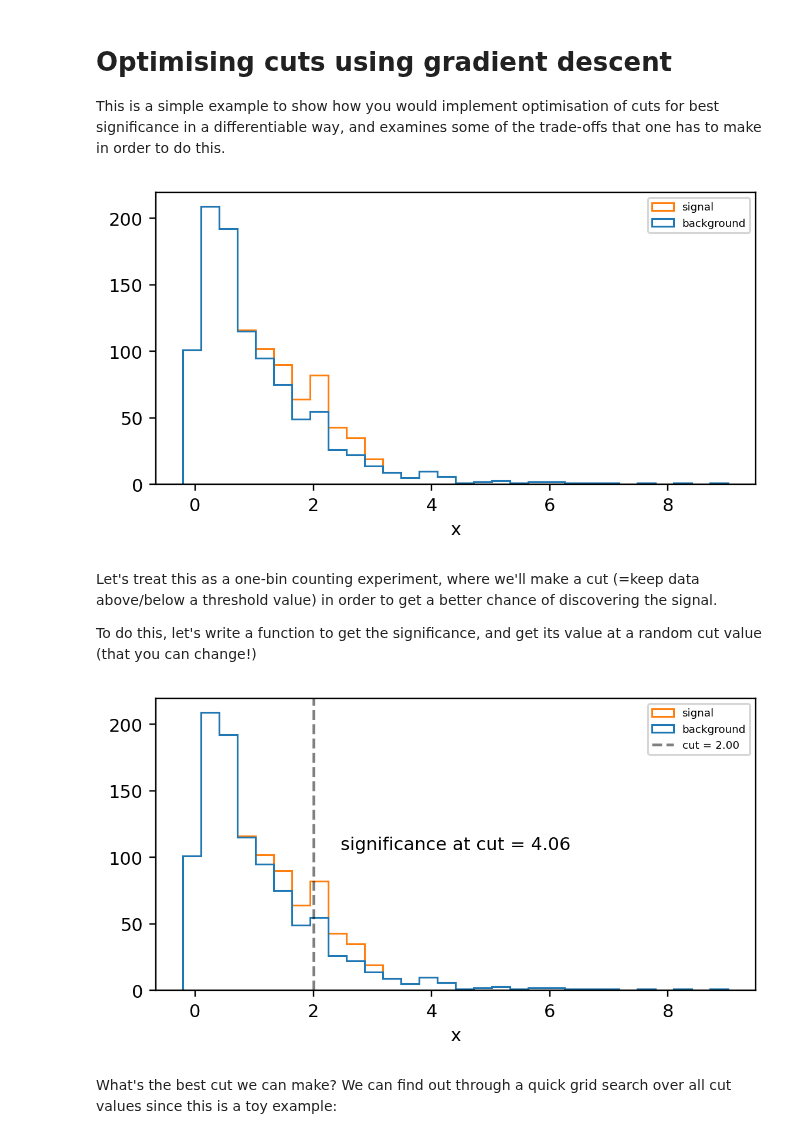
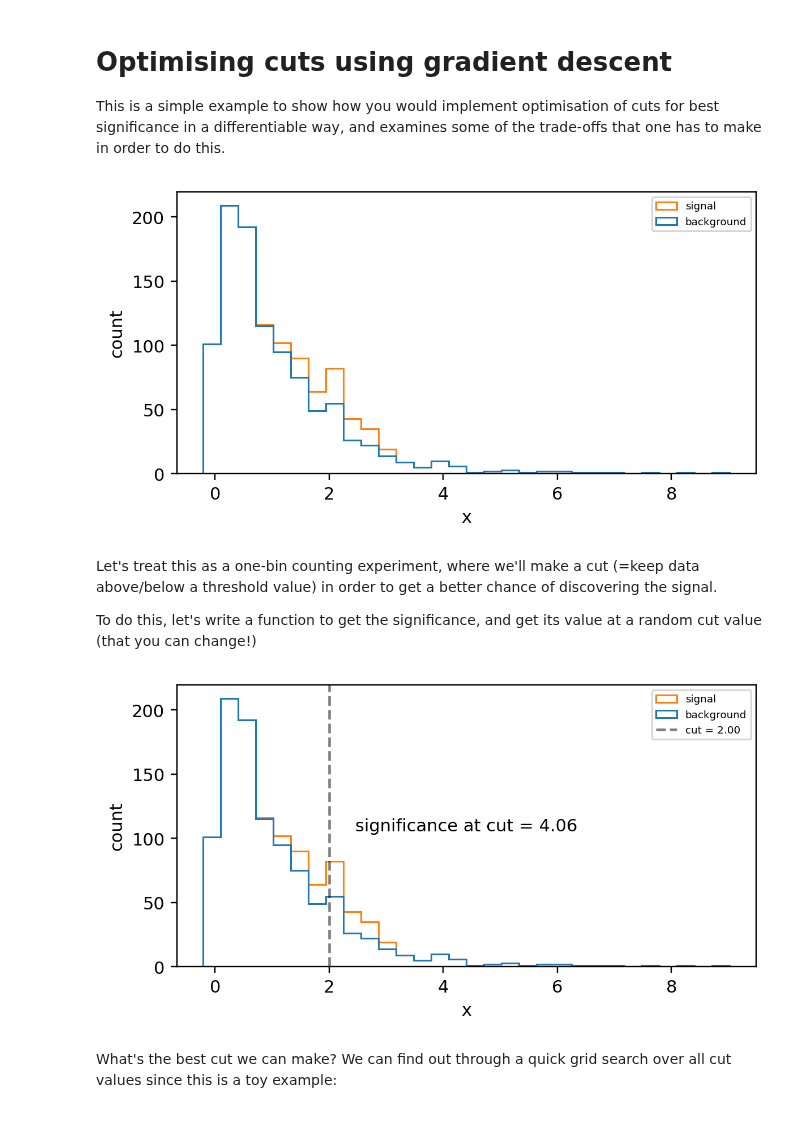
Before and after one commit to gradhep/relaxed, a Jupyter notebook: examples/cuts.ipynb, the cells around one changed output. Cells and saved outputs as stored; diff of their text form; code cells hidden in the pictures.

```diff
--- a/examples/cuts.ipynb
+++ b/examples/cuts.ipynb
@@ -39,9 +39,10 @@ plt.hist(
     [bkg, sig], stacked=True, bins=30, histtype="step", label=["background", "signal"]
 )
 plt.xlabel("x")
+plt.ylabel("count")
 plt.legend();
 # %% [output]
-[figure, old version]
+[figure, new version]
 # %% [markdown]
 Let's treat this as a one-bin counting experiment, where we'll make a cut (=keep data above/below a threshold value) in order to get a better chance of discovering the signal.
 
@@ -49,30 +50,31 @@ To do this, let's write a function to get the significance, and get its value at
 # %%
 def significance_after_cut(cut):
     # treat analysis as a one-bin counting experiment
     s = len(sig[sig > cut])
     b = len(bkg[bkg > cut])
     return relaxed.metrics.asimov_sig(s, b)  # stat-only significance
 
 
 cut = 2  # change me to change the plot!
 
 significance = significance_after_cut(cut)
 plt.hist(
     [bkg, sig], stacked=True, bins=30, histtype="step", label=["background", "signal"]
 )
 plt.axvline(x=cut, color="k", linestyle="--", alpha=0.5, label=f"cut = {cut:.2f}")
 plt.text(
     0.5,
     0.5,
     f"significance at cut = {significance:.2f}",
     ha="center",
     va="center",
     transform=plt.gca().transAxes,
 )
 plt.xlabel("x")
+plt.ylabel("count")
 plt.legend();
 # %% [output]
-[figure, old version]
+[figure, new version]
 # %% [markdown]
 What's the best cut we can make? We can find out through a quick grid search over all cut values since this is a toy example:
 # %%
```
Also changed, not shown: parts of 5 cells of this notebook.
